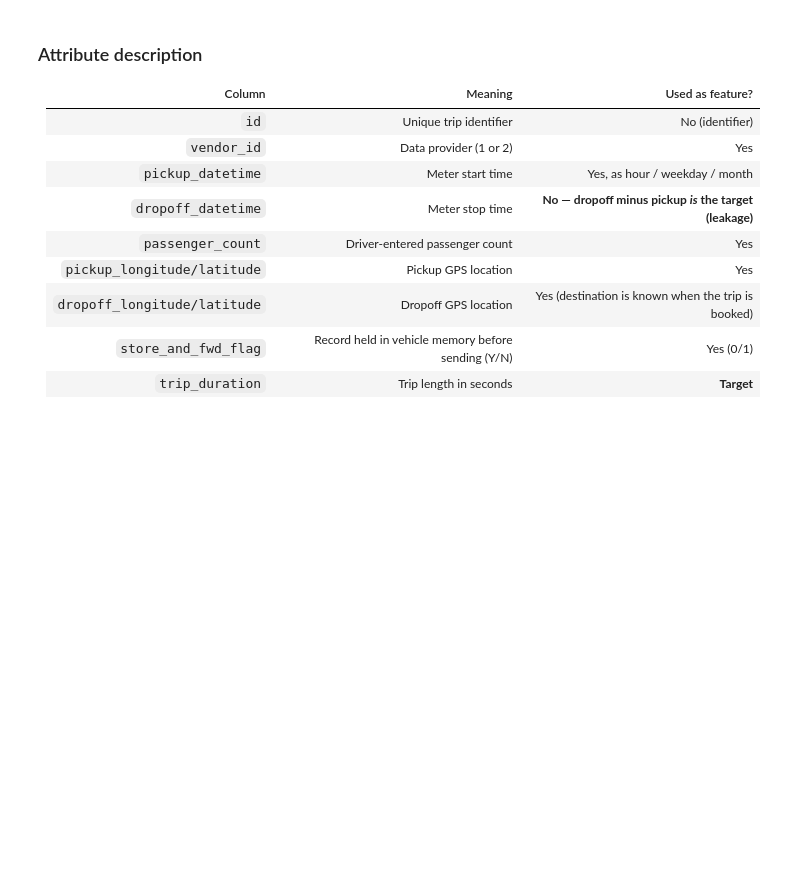
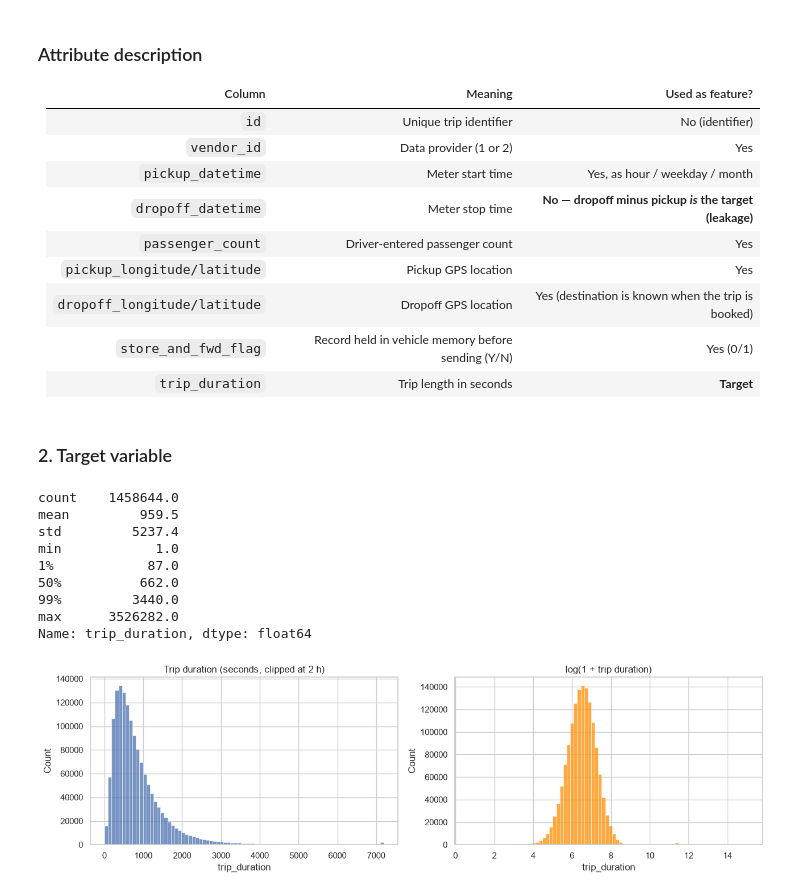
Before and after one commit to techirum/nyc-taxi-trip-duration-ml, a Jupyter notebook: notebooks/01_EDA_Preprocessing.ipynb, the cells around one changed output. Saved outputs shown, nothing was run; the diff lists cells and outputs as text; code cells hidden in the pictures; blank space fills up the shorter version.

Commit message:
feat: explore target skew and trip patterns by hour and weekday

```diff
--- a/notebooks/01_EDA_Preprocessing.ipynb
+++ b/notebooks/01_EDA_Preprocessing.ipynb
@@ -74,3 +74,28 @@ Duplicate trip IDs: 0
 | `dropoff_longitude/latitude` | Dropoff GPS location | Yes (destination is known when the trip is booked) |
 | `store_and_fwd_flag` | Record held in vehicle memory before sending (Y/N) | Yes (0/1) |
 | `trip_duration` | Trip length in seconds | **Target** |
+# %% [markdown]
+### 2. Target variable
+# %%
+# Summary of the target, including the 1st and 99th percentiles
+print(df["trip_duration"].describe(percentiles=[.01, .5, .99]).round(1))
+
+fig, axes = plt.subplots(1, 2, figsize=(13, 4))
+sns.histplot(df["trip_duration"].clip(upper=7200), bins=80, ax=axes[0])
+axes[0].set_title("Trip duration (seconds, clipped at 2 h)")
+sns.histplot(np.log1p(df["trip_duration"]), bins=80, ax=axes[1], color="darkorange")
+axes[1].set_title("log(1 + trip duration)")
+plt.tight_layout()
+plt.savefig("../report/figures/01_target_distribution.png", dpi=150)
+plt.show()
+# %% [output]
+count    1458644.0
+mean         959.5
+std         5237.4
+min            1.0
+1%            87.0
+50%          662.0
+99%         3440.0
+max      3526282.0
+Name: trip_duration, dtype: float64
+[figure, added]
```
Also changed, not shown: parts of 5 cells of this notebook.
